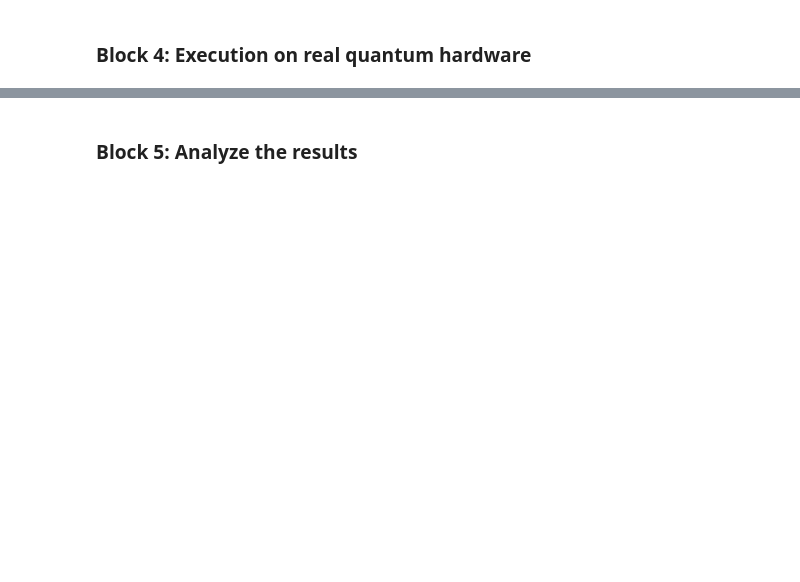
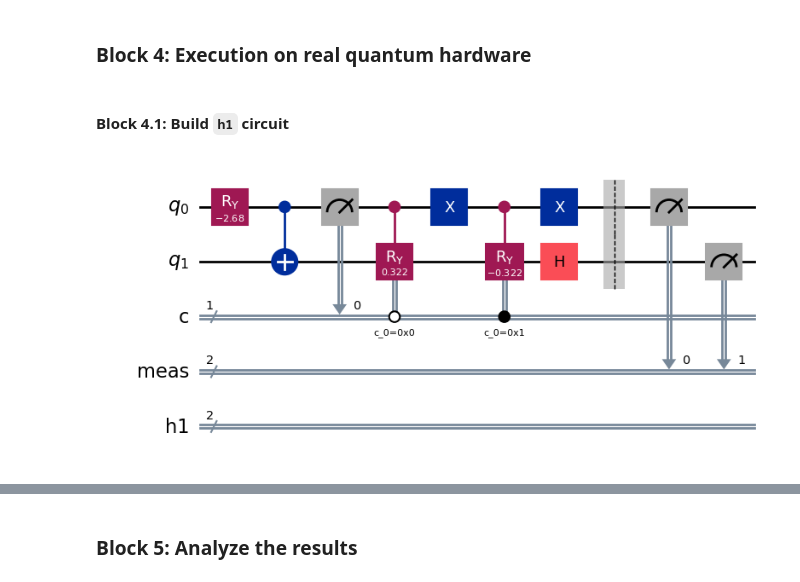
Before and after one commit to Amir1603/quantum, a Jupyter notebook: ibm/redo2.ipynb, the cells around one changed output, grey strips where cells are left out. Drawn from its saved outputs; the diff is of its cells as text; code cells hidden in the pictures; blank space fills up the shorter version.

```diff
--- a/ibm/redo2.ipynb
+++ b/ibm/redo2.ipynb
@@ -91,2 +138,19 @@ Simulation results:
 # %% [markdown]
 ### Block 4: Execution on real quantum hardware
+# %% [markdown]
+#### Block 4.1: Build `h1` circuit
+# %%
+h1 = SparsePauliOp.from_list([("ZI", h), ("II", h**2 / np.sqrt(h**2 + k**2))])
+
+qc_h1 = qet_circuit(h, k)
+cr_h1 = ClassicalRegister(h1.num_qubits, 'h1')
+qc_h1.add_register(cr_h1)
+# Apply gates for H_1 measurement
+for pauli, coeff in h1.to_list():
+    if pauli == "Z":
+        qc_h1.z(0)  # Apply Z gate to qubit 0
+    # Add other cases for different Pauli terms if needed
+
+circuit_drawer(qc_h1, output='mpl')
+# %% [output]
+[figure, added]
```
Also changed, not shown: parts of 13 cells of this notebook, 1 other file.
